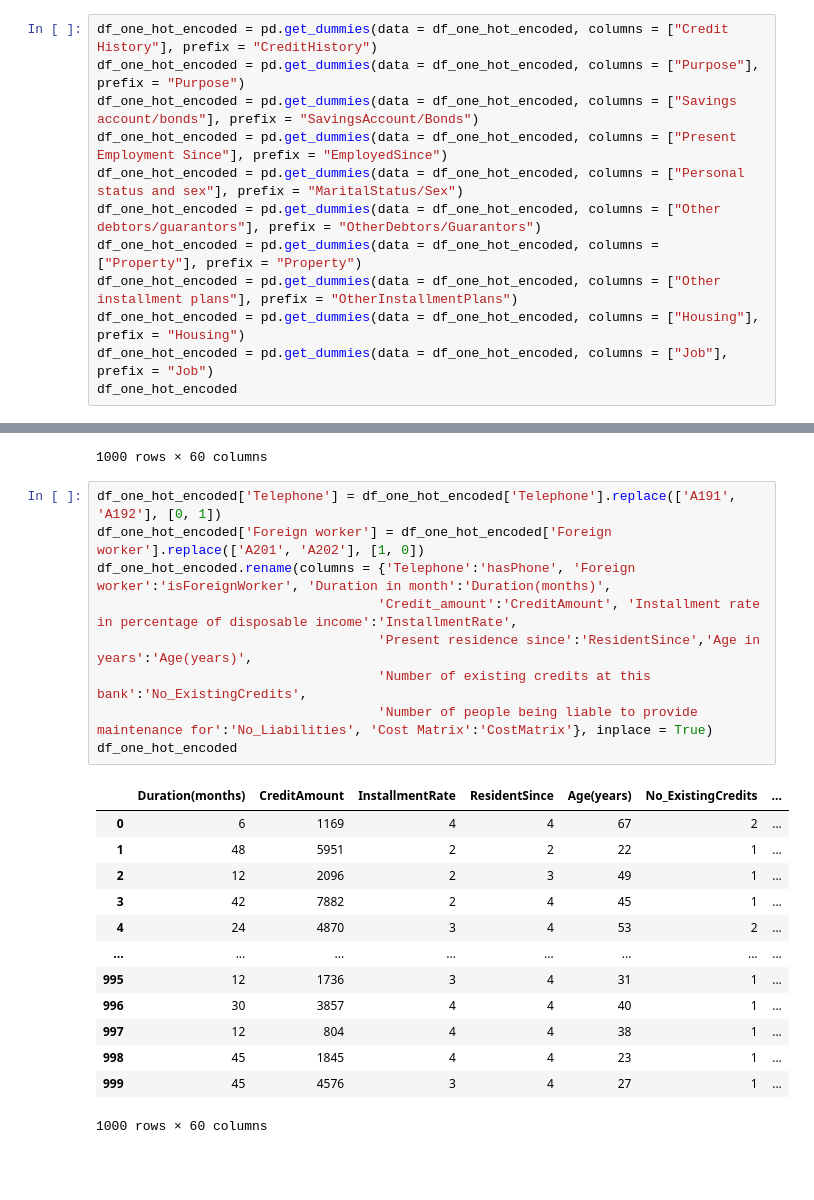
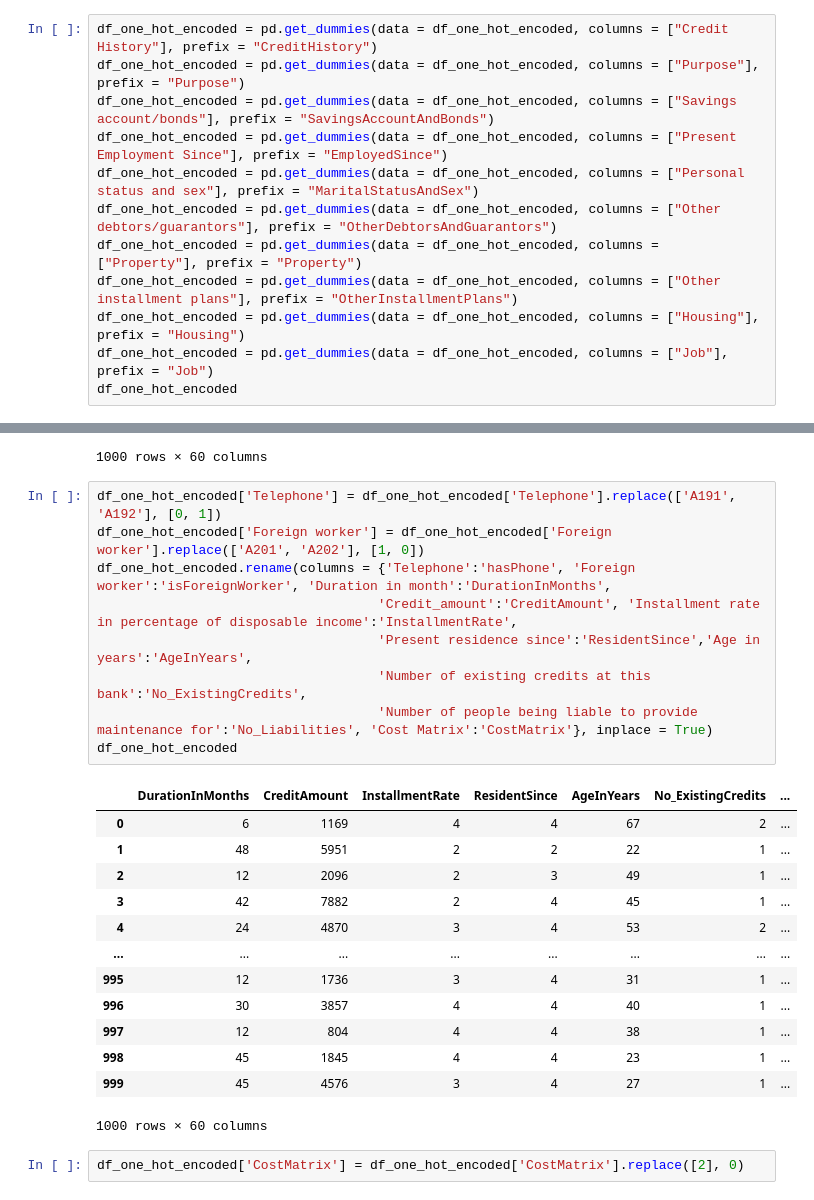
Before and after one commit to Christoffersenry/PSI_Group_13_Project, a Jupyter notebook: credit_approval_EDA.ipynb, the cells around one changed output, grey strips where cells are left out. Saved outputs shown, nothing was run; the diff lists cells and outputs as text; blank space fills up the shorter version.

```diff
--- a/credit_approval_EDA.ipynb
+++ b/credit_approval_EDA.ipynb
@@ -134,10 +152,10 @@ df_one_hot_encoded
 # %%
 df_one_hot_encoded = pd.get_dummies(data = df_one_hot_encoded, columns = ["Credit History"], prefix = "CreditHistory")
 df_one_hot_encoded = pd.get_dummies(data = df_one_hot_encoded, columns = ["Purpose"], prefix = "Purpose")
-df_one_hot_encoded = pd.get_dummies(data = df_one_hot_encoded, columns = ["Savings account/bonds"], prefix = "SavingsAccount/Bonds")
+df_one_hot_encoded = pd.get_dummies(data = df_one_hot_encoded, columns = ["Savings account/bonds"], prefix = "SavingsAccountAndBonds")
 df_one_hot_encoded = pd.get_dummies(data = df_one_hot_encoded, columns = ["Present Employment Since"], prefix = "EmployedSince")
-df_one_hot_encoded = pd.get_dummies(data = df_one_hot_encoded, columns = ["Personal status and sex"], prefix = "MaritalStatus/Sex")
-df_one_hot_encoded = pd.get_dummies(data = df_one_hot_encoded, columns = ["Other debtors/guarantors"], prefix = "OtherDebtors/Guarantors")
+df_one_hot_encoded = pd.get_dummies(data = df_one_hot_encoded, columns = ["Personal status and sex"], prefix = "MaritalStatusAndSex")
+df_one_hot_encoded = pd.get_dummies(data = df_one_hot_encoded, columns = ["Other debtors/guarantors"], prefix = "OtherDebtorsAndGuarantors")
 df_one_hot_encoded = pd.get_dummies(data = df_one_hot_encoded, columns = ["Property"], prefix = "Property")
 df_one_hot_encoded = pd.get_dummies(data = df_one_hot_encoded, columns = ["Other installment plans"], prefix = "OtherInstallmentPlans")
 df_one_hot_encoded = pd.get_dummies(data = df_one_hot_encoded, columns = ["Housing"], prefix = "Housing")
@@ -160,14 +178,14 @@ df_one_hot_encoded
 # %%
 df_one_hot_encoded['Telephone'] = df_one_hot_encoded['Telephone'].replace(['A191', 'A192'], [0, 1])
 df_one_hot_encoded['Foreign worker'] = df_one_hot_encoded['Foreign worker'].replace(['A201', 'A202'], [1, 0])
-df_one_hot_encoded.rename(columns = {'Telephone':'hasPhone', 'Foreign worker':'isForeignWorker', 'Duration in month':'Duration(months)',
+df_one_hot_encoded.rename(columns = {'Telephone':'hasPhone', 'Foreign worker':'isForeignWorker', 'Duration in month':'DurationInMonths',
                                     'Credit_amount':'CreditAmount', 'Installment rate in percentage of disposable income':'InstallmentRate',
-                                    'Present residence since':'ResidentSince','Age in years':'Age(years)',
+                                    'Present residence since':'ResidentSince','Age in years':'AgeInYears',
                                     'Number of existing credits at this bank':'No_ExistingCredits',
                                     'Number of people being liable to provide maintenance for':'No_Liabilities', 'Cost Matrix':'CostMatrix'}, inplace = True)
 df_one_hot_encoded
 # %% [output]
-|  | Duration(months) | CreditAmount | InstallmentRate | ResidentSince | Age(years) | No_ExistingCredits | ... |
+|  | DurationInMonths | CreditAmount | InstallmentRate | ResidentSince | AgeInYears | No_ExistingCredits | ... |
 | 0 | 6 | 1169 | 4 | 4 | 67 | 2 | ... |
 | 1 | 48 | 5951 | 2 | 2 | 22 | 1 | ... |
 | 2 | 12 | 2096 | 2 | 3 | 49 | 1 | ... |
@@ -180,3 +198,5 @@ df_one_hot_encoded
 | 998 | 45 | 1845 | 4 | 4 | 23 | 1 | ... |
 | 999 | 45 | 4576 | 3 | 4 | 27 | 1 | ... |
 1000 rows × 60 columns
+# %%
+df_one_hot_encoded['CostMatrix'] = df_one_hot_encoded['CostMatrix'].replace([2], 0)
```
Also changed, not shown: parts of 51 cells of this notebook.
